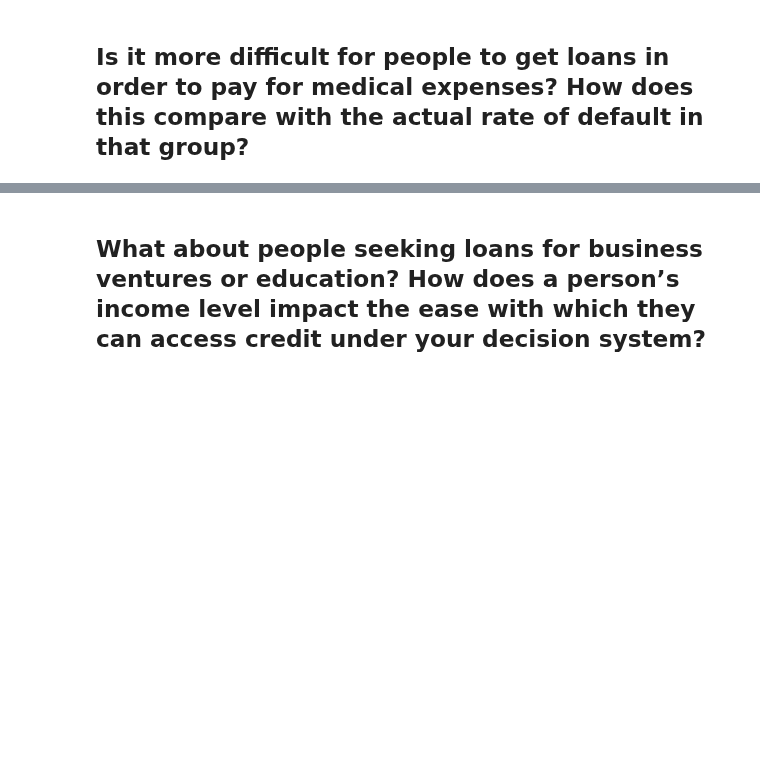
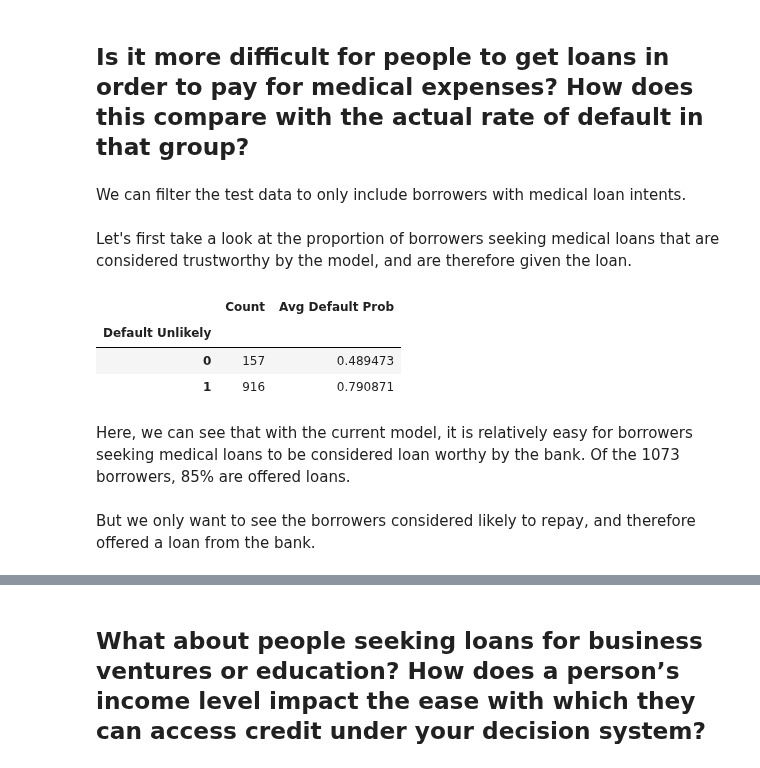
Before and after one commit to lucasf46/lucasf46.github.io, a Jupyter notebook: posts/BlogPost2/BlogPost2-2.ipynb, the cells around one changed output, grey strips where cells are left out. Saved outputs shown, nothing was run; the diff lists cells and outputs as text; code cells hidden in the pictures; blank space fills up the shorter version.

```diff
--- a/posts/BlogPost2/BlogPost2-2.ipynb
+++ b/posts/BlogPost2/BlogPost2-2.ipynb
@@ -310,3 +337,5 @@ summary_table3
 After grouping the borrowers into age brackets, we can see that a borrower in the youngest age bracket (20 to 30 years old) is least likely to repay a loan offered by the bank.
 # %% [markdown]
 ## Is it more difficult for people to get loans in order to pay for medical expenses? How does this compare with the actual rate of default in that group?
+# %% [markdown]
+We can filter the test data to only include borrowers with medical loan intents.
@@ -312,0 +345,15 @@ After grouping the borrowers into age brackets, we can see that a borrower in th
+# %% [markdown]
+Let's first take a look at the proportion of borrowers seeking medical loans that are considered trustworthy by the model, and are therefore given the loan.
+# %%
+summary_table7 = Medical_analysis.groupby("Default Unlikely").agg({"Default Unlikely":"count", "Default Prob":"mean"})
+summary_table7.columns = ["Count", "Avg Default Prob"]
+summary_table7
+# %% [output]
+|  | Count | Avg Default Prob |
+| Default Unlikely |  |  |
+| 0 | 157 | 0.489473 |
+| 1 | 916 | 0.790871 |
+# %% [markdown]
+Here, we can see that with the current model, it is relatively easy for borrowers seeking medical loans to be considered loan worthy by the bank. Of the 1073 borrowers, 85% are offered loans.
+# %% [markdown]
+But we only want to see the borrowers considered likely to repay, and therefore offered a loan from the bank.
```
Also changed, not shown: parts of 30 cells of this notebook, 5 other files.
